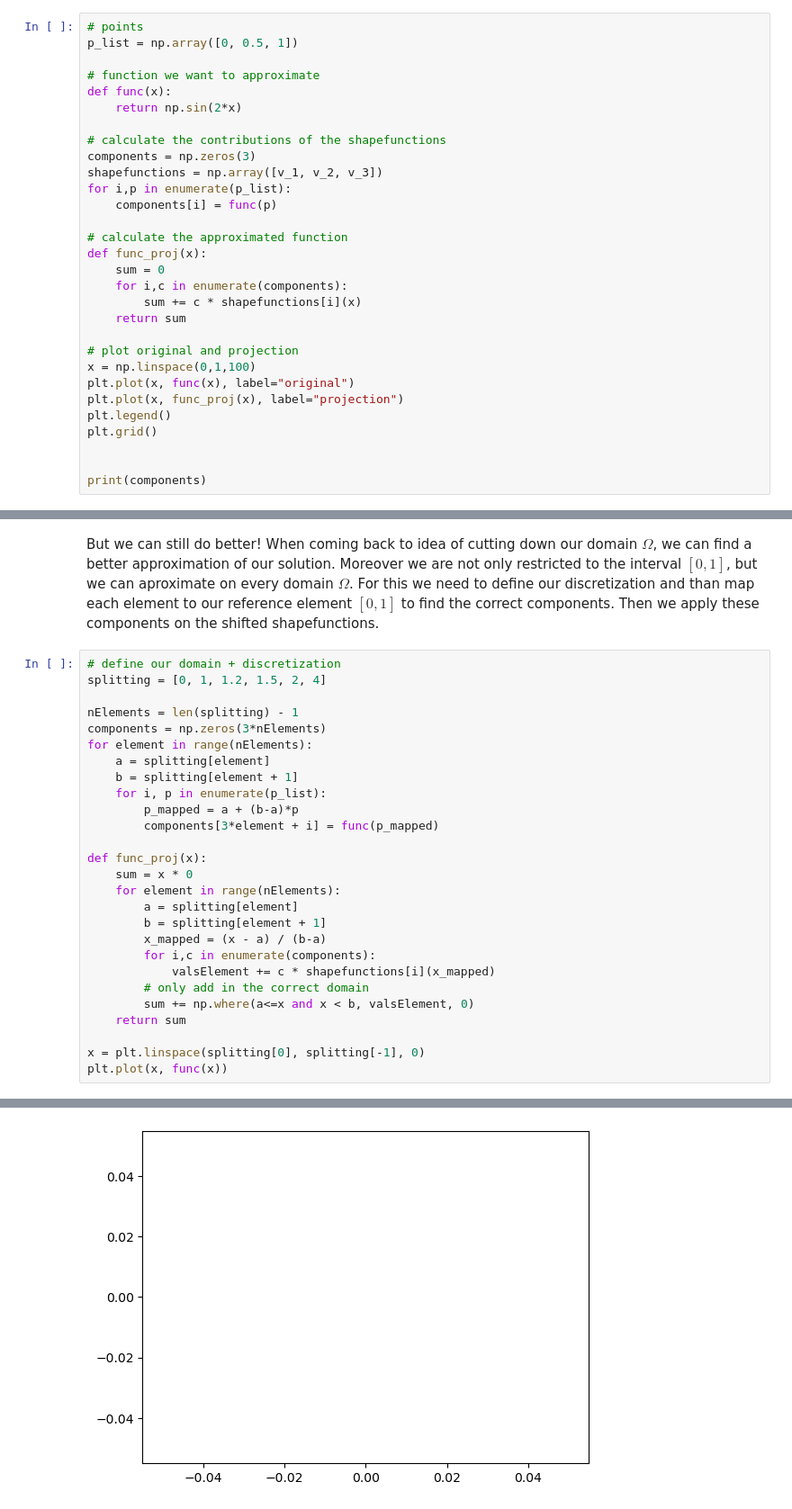
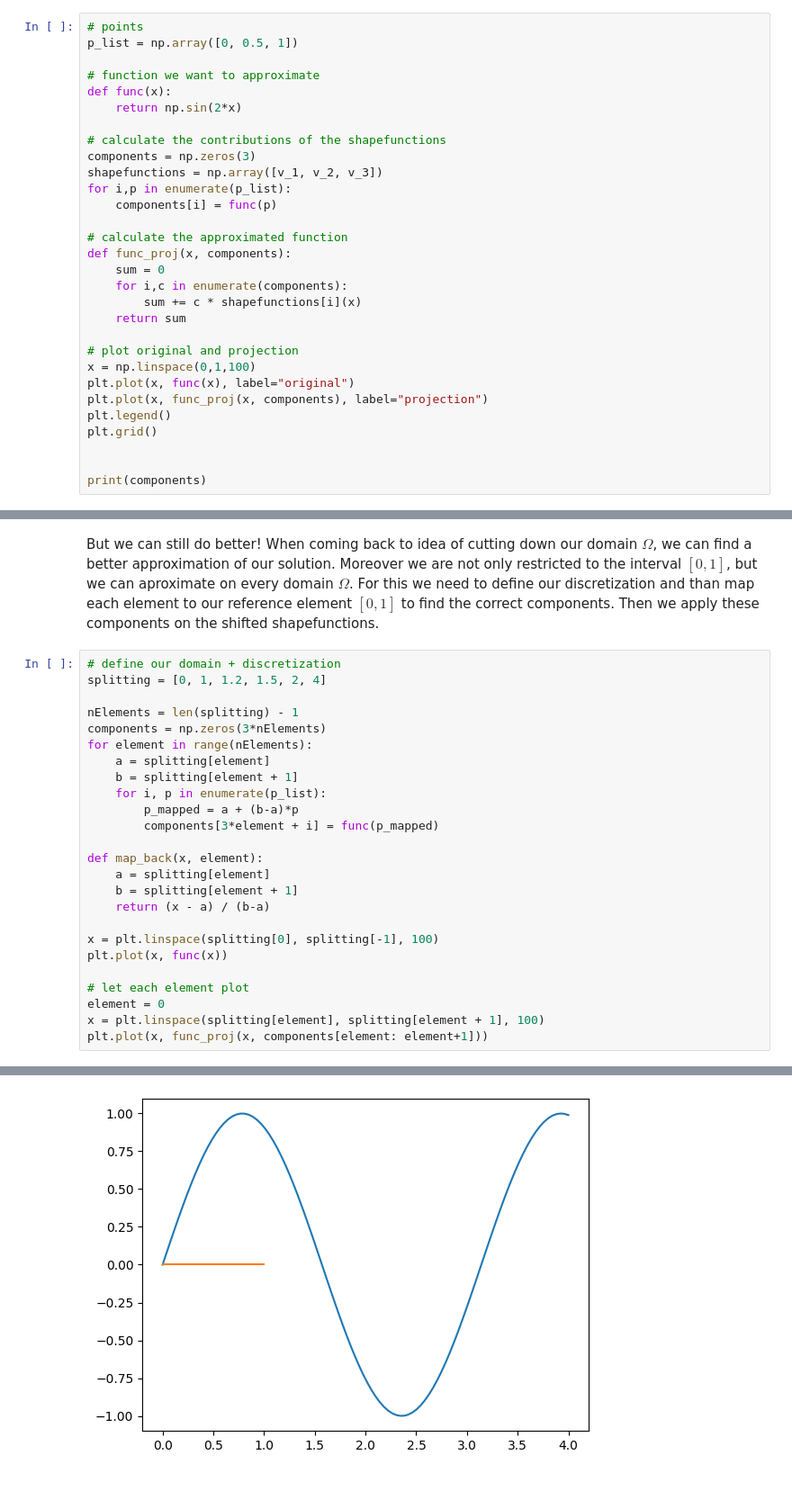
Before and after one commit to Frieder22/1D-FEM, a Jupyter notebook: 1dfem.ipynb, the cells around one changed output, grey strips where cells are left out. Shown: that part at 90% size. Cells and saved outputs as stored; diff of their text form.

Commit message:
working projection of functions in FEM space

```diff
--- a/1dfem.ipynb
+++ b/1dfem.ipynb
@@ -83,7 +83,7 @@ for i,p in enumerate(p_list):
     components[i] = func(p)
 
 # calculate the approximated function
-def func_proj(x):
+def func_proj(x, components):
     sum = 0
     for i,c in enumerate(components):
         sum += c * shapefunctions[i](x)
@@ -92,7 +92,7 @@ def func_proj(x):
 # plot original and projection
 x = np.linspace(0,1,100)
 plt.plot(x, func(x), label="original")
-plt.plot(x, func_proj(x), label="projection")
+plt.plot(x, func_proj(x, components), label="projection")
 plt.legend()
 plt.grid()
 
@@ -116,18 +116,16 @@ for element in range(nElements):
         p_mapped = a + (b-a)*p
         components[3*element + i] = func(p_mapped)
 
-def func_proj(x):
-    sum = x * 0
-    for element in range(nElements):
-        a = splitting[element]
-        b = splitting[element + 1]
-        x_mapped = (x - a) / (b-a)
-        for i,c in enumerate(components):
-            valsElement += c * shapefunctions[i](x_mapped)
-        # only add in the correct domain
-        sum += np.where(a<=x and x < b, valsElement, 0)
-    return sum
+def map_back(x, element):
+    a = splitting[element]
+    b = splitting[element + 1]
+    return (x - a) / (b-a)
 
-x = plt.linspace(splitting[0], splitting[-1], 0)
+x = plt.linspace(splitting[0], splitting[-1], 100)
 plt.plot(x, func(x))
+
+# let each element plot
+element = 0
+x = plt.linspace(splitting[element], splitting[element + 1], 100)
+plt.plot(x, func_proj(x, components[element: element+1]))
 # %% [output]
@@ -135 +148 @@ plt.plot(x, func(x))
-[figure, old version]
+[figure, new version]
```
Also changed, not shown: parts of 1 cell of this notebook.
